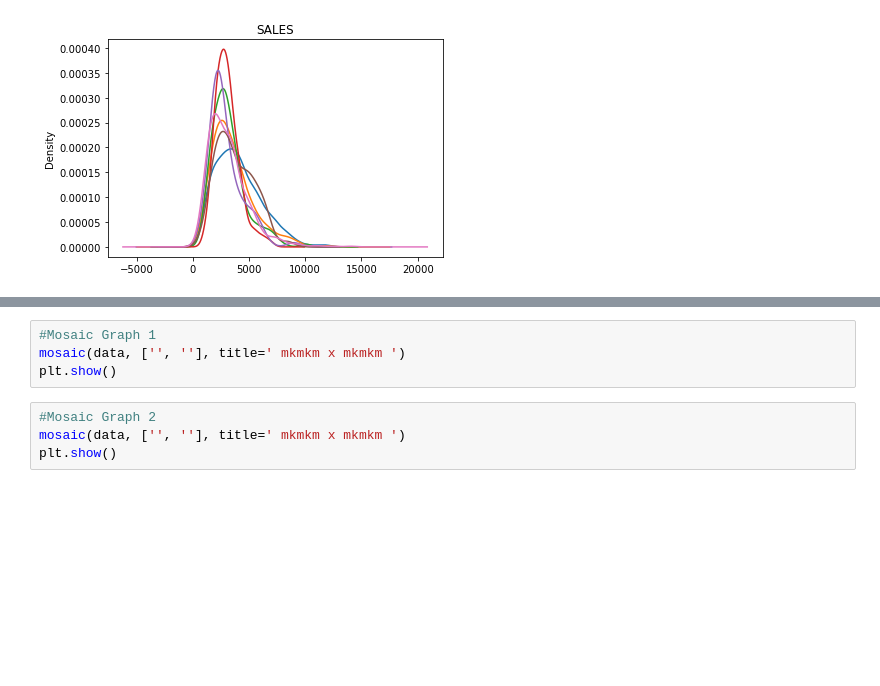
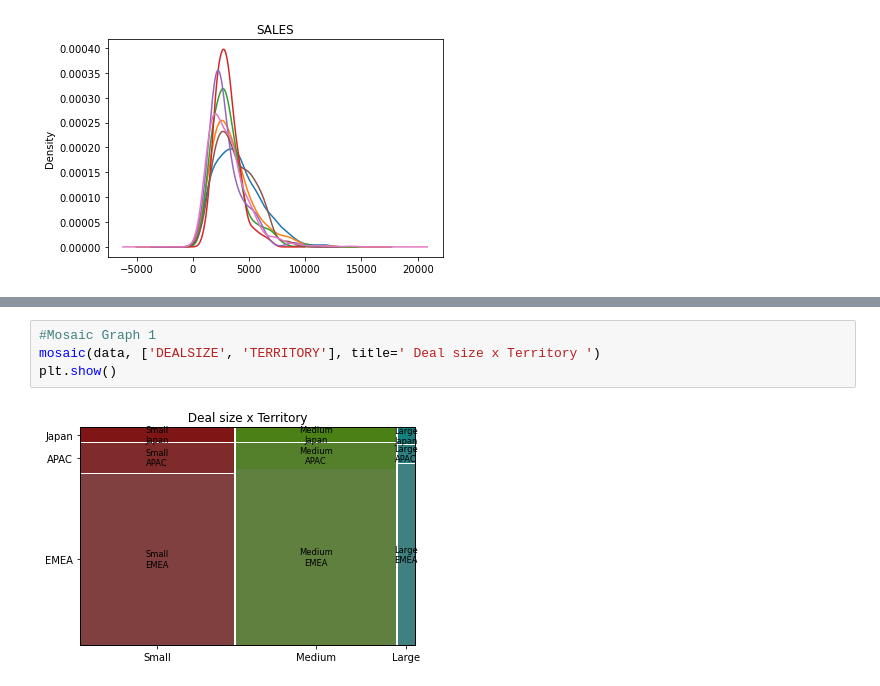
Before and after one commit to malouche/DSC2spring2022, a Jupyter notebook: Project Folder/Data Science Assignment 1.ipynb, the cells around one changed output, grey strips where cells are left out. Cells and saved outputs as stored; diff of their text form; blank space fills up the shorter version.

```diff
--- a/Project Folder/Data Science Assignment 1.ipynb
+++ b/Project Folder/Data Science Assignment 1.ipynb
@@ -205,8 +235,6 @@ print(tab4)
 # %%
 #Mosaic Graph 1
-mosaic(data, ['', ''], title=' mkmkm x mkmkm ')
+mosaic(data, ['DEALSIZE', 'TERRITORY'], title=' Deal size x Territory ')
 plt.show()
+# %% [output]
+[figure, added]
-# %%
-#Mosaic Graph 2
-mosaic(data, ['', ''], title=' mkmkm x mkmkm ')
-plt.show()
```
Also changed, not shown: parts of 6 cells of this notebook.
